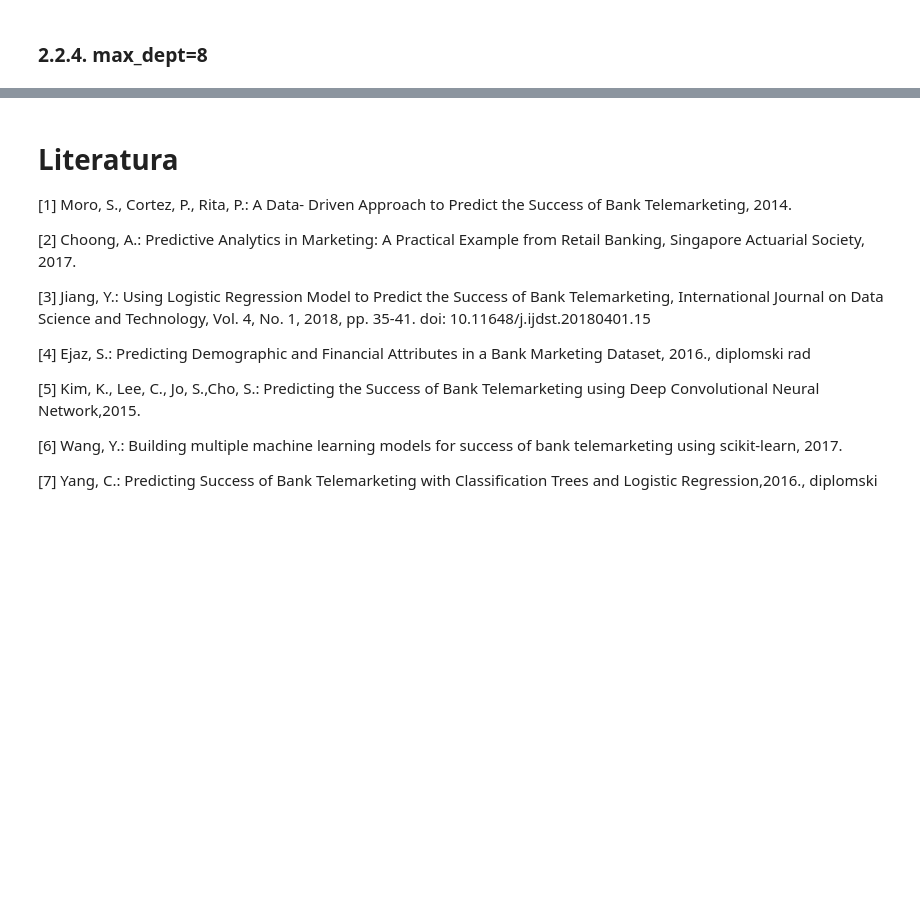
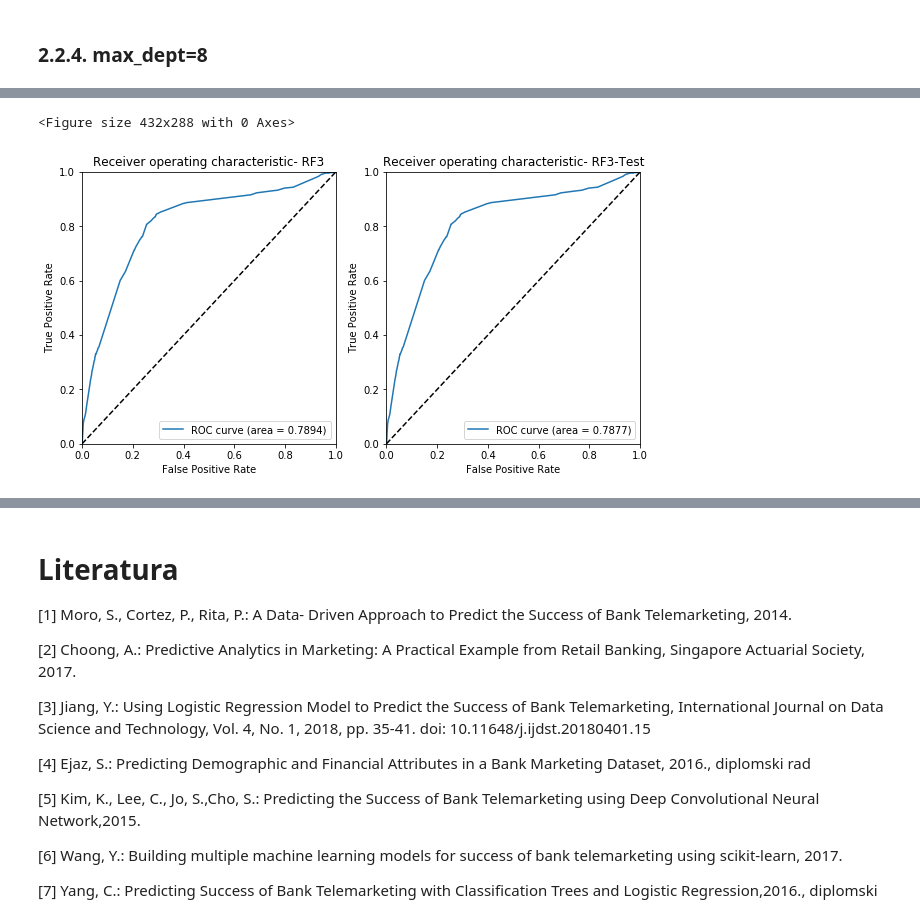
Before and after one commit to PMF-StrojnoUcenje2018/JKTS, a Jupyter notebook: main.ipynb, the cells around one changed output, grey strips where cells are left out. Cells and saved outputs as stored; diff of their text form; code cells hidden in the pictures; blank space fills up the shorter version.

```diff
--- a/main.ipynb
+++ b/main.ipynb
@@ -438,0 +514,21 @@ plt.show()
+# %%
+modelRF3 = RandomForestClassifier(max_depth=5, n_estimators=4, max_features=1)
+%time modelRFFit3 = modelRF3.fit(X_train_trs_RF, y_train_RF)
+print("")
+probasRF3_ = modelRFFit3.predict_proba(X_test_trs_RF)
+
+fprRF3, tprRF3, thresholdsRF3 = roc_curve(y_test_RF, probasRF3_[:, 1])
+roc_aucRF3 = auc(fprRF3, tprRF3)
+
+probasRF3_Test_ = modelRFFit3.predict_proba(test_X_trs)
+fprRF3_Test, tprRF3_Test, thresholdsRF3_Test = roc_curve(test_y, probasRF3_Test_[:, 1])
+roc_aucRF3_Test = auc(fprRF3_Test, tprRF3_Test)
+
+accuracyRF3 =  modelRF3.score(X_test_trs_RF, y_test_RF);
+accuracyRF3_Test =  modelRF3.score(test_X_trs, test_y);
+
+print("Accuracy RF3: ")
+print(accuracyRF3)
+print("")
+print("Accuracy RF3_Test: ")
+print(accuracyRF3_Test)
@@ -438,0 +543,26 @@ plt.show()
+# %%
+plt.clf()
+plt.figure(figsize=(10,5))
+plt.subplot(1, 2, 1)
+plt.plot(fprRF, tprRF, label='ROC curve (area = %0.4f)' % roc_aucRF3)
+plt.plot([0, 1], [0, 1], 'k--')
+plt.xlim([0.0, 1.0])
+plt.ylim([0.0, 1.0])
+plt.xlabel('False Positive Rate')
+plt.ylabel('True Positive Rate')
+plt.title('Receiver operating characteristic- %s' % ('RF3'))
+plt.legend(loc="lower right")
+plt.savefig('RF3_roc.png')
+plt.subplot(1, 2, 2)
+plt.plot(fprRF, tprRF, label='ROC curve (area = %0.4f)' % roc_aucRF3_Test)
+plt.plot([0, 1], [0, 1], 'k--')
+plt.xlim([0.0, 1.0])
+plt.ylim([0.0, 1.0])
+plt.xlabel('False Positive Rate')
+plt.ylabel('True Positive Rate')
+plt.title('Receiver operating characteristic- %s' % ('RF3-Test'))
+plt.legend(loc="lower right")
+plt.show()
+# %% [output]
+<Figure size 432x288 with 0 Axes>
+[figure, added]
```
Also changed, not shown: parts of 28 cells of this notebook, 9 other files.
